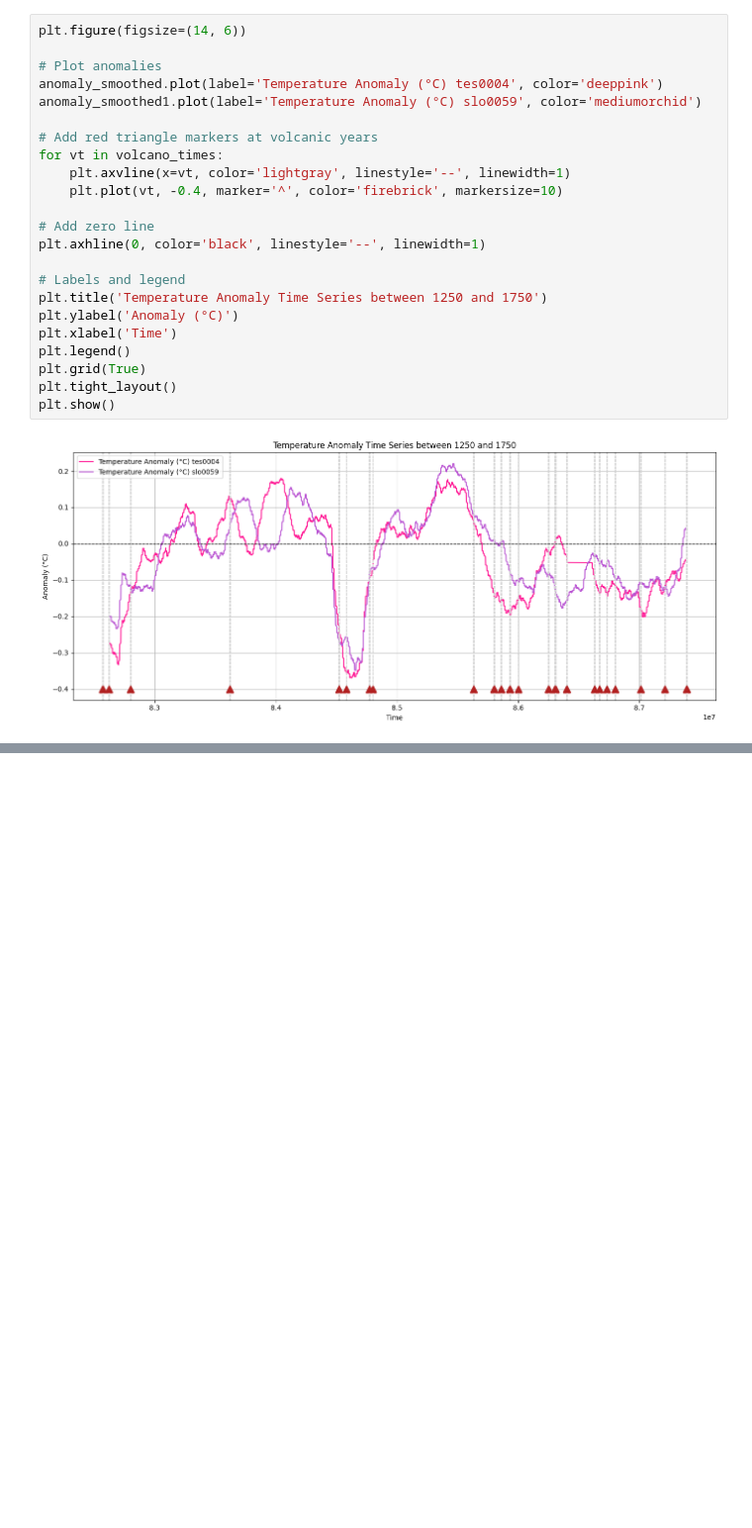
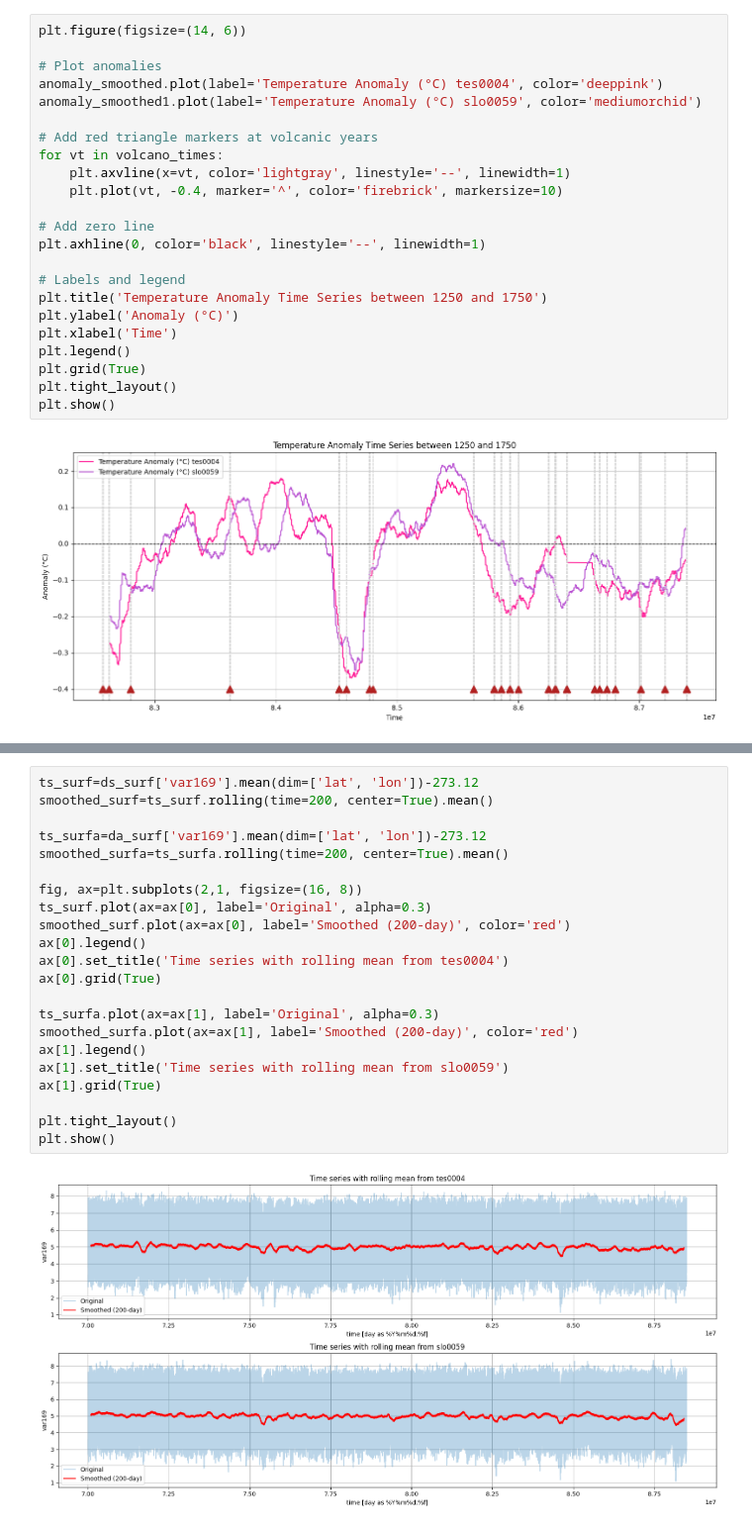
Before and after one commit to EliHHogemo/lia, a Jupyter notebook: temp.ipynb, the cells around one changed output, grey strips where cells are left out. Shown at 99% size. Drawn from its saved outputs; the diff is of its cells as text; blank space fills up the shorter version.

```diff
--- a/temp.ipynb
+++ b/temp.ipynb
@@ -246,0 +266,24 @@ plt.show()
+# %%
+ts_surf=ds_surf['var169'].mean(dim=['lat', 'lon'])-273.12
+smoothed_surf=ts_surf.rolling(time=200, center=True).mean()
+
+ts_surfa=da_surf['var169'].mean(dim=['lat', 'lon'])-273.12
+smoothed_surfa=ts_surfa.rolling(time=200, center=True).mean()
+
+fig, ax=plt.subplots(2,1, figsize=(16, 8))
+ts_surf.plot(ax=ax[0], label='Original', alpha=0.3)
+smoothed_surf.plot(ax=ax[0], label='Smoothed (200-day)', color='red')
+ax[0].legend()
+ax[0].set_title('Time series with rolling mean from tes0004')
+ax[0].grid(True)
+
+ts_surfa.plot(ax=ax[1], label='Original', alpha=0.3)
+smoothed_surfa.plot(ax=ax[1], label='Smoothed (200-day)', color='red')
+ax[1].legend()
+ax[1].set_title('Time series with rolling mean from slo0059')
+ax[1].grid(True)
+
+plt.tight_layout()
+plt.show()
+# %% [output]
+[figure, added]
```
Also changed, not shown: parts of 8 cells of this notebook.
